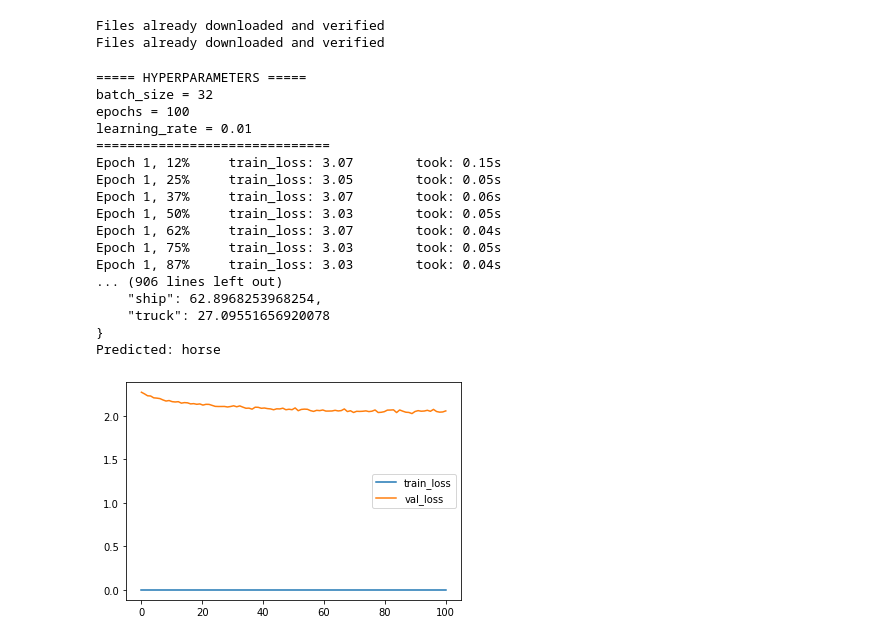
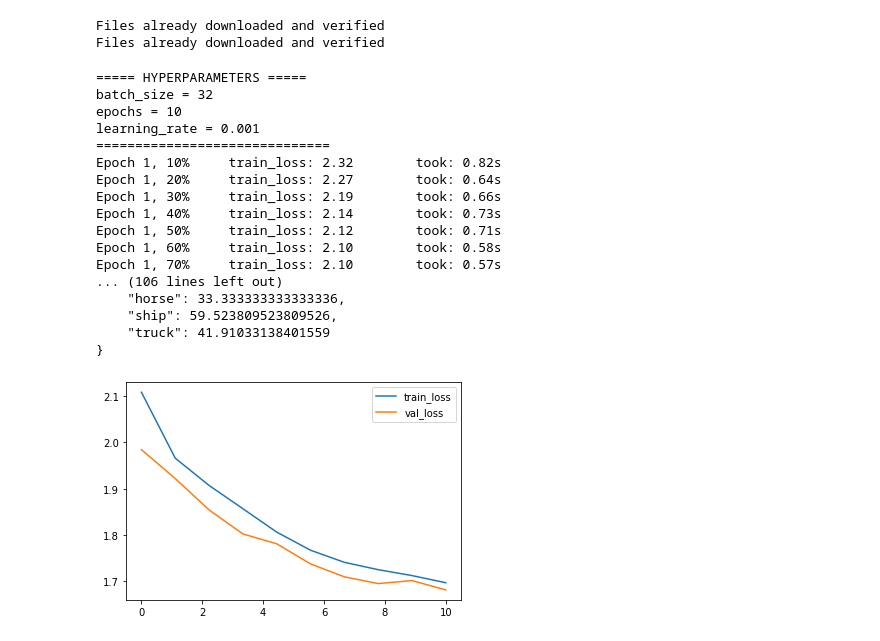
Before and after one commit to mattbev/DDIG, a Jupyter notebook: ExpPool.ipynb, the cells around one changed output. Saved outputs shown, nothing was run; the diff lists cells and outputs as text; code cells hidden in the pictures.

```diff
--- a/ExpPool.ipynb
+++ b/ExpPool.ipynb
@@ -48,7 +74,7 @@ def imshow(img):
 from torch.utils.data.sampler import SubsetRandomSampler
 
 #Training
-n_training_samples = 1000 #20000
+n_training_samples = 20000
 train_sampler = SubsetRandomSampler(np.arange(n_training_samples, dtype=np.int64))
 def get_train_loader(batch_size):
         train_loader = torch.utils.data.DataLoader(train_set, batch_size=batch_size, sampler=train_sampler, num_workers=2)
@@ -140,14 +221,15 @@ class SimpleCNN(torch.nn.Module):
 # %%
 import torch.optim as optim
 
-def loss_and_optimizer(net, learning_rate=0.001):
+def loss_optimizer_scheduler(net, learning_rate=0.001):
     """
     Initializes the loss optimizer functions
     """
     loss = torch.nn.CrossEntropyLoss()
     optimizer = optim.Adam(net.parameters(), lr=learning_rate)
+    scheduler = optim.lr_scheduler.ReduceLROnPlateau(optimizer, patience=0, verbose=True)
 
-    return loss, optimizer
+    return loss, optimizer, scheduler
 # %%
 import time
 import matplotlib.pyplot as plt
@@ -169,7 +251,7 @@ def trainNet(net, batch_size, n_epochs, learning_rate):
     n_batches = len(train_loader)
 
     #Initialize loss and optimizer functions
-    loss, optimizer = loss_and_optimizer(net, learning_rate)
+    loss, optimizer, scheduler = loss_optimizer_scheduler(net, learning_rate)
 
 
     training_start_time = time.time()
@@ -177,7 +259,7 @@ def trainNet(net, batch_size, n_epochs, learning_rate):
 
         running_loss = 0.0
         print_every = n_batches // 10
-        print_every = 1 if print_every == 0 else print_every
+#         print_every = 1 if print_every == 0 else print_every
         start_time = time.time()
         total_train_loss = 0
 
@@ -191,7 +273,7 @@ def trainNet(net, batch_size, n_epochs, learning_rate):
 #                 target = inputs[0]
 #                 imshow(target)
 #                 print(classes[labels[0]])
-#             inputs, labels = Variable(inputs), Variable(labels)
+            inputs, labels = Variable(inputs), Variable(labels)
 
             #Set parameter gradients to zero
             optimizer.zero_grad()
@@ -211,6 +293,7 @@ def trainNet(net, batch_size, n_epochs, learning_rate):
             #Update statistics
             running_loss += loss_size.data.item()
             total_train_loss += loss_size.data.item()
+
 
             #Print statistics every 10th batch of epoch
             if (i+1) % (print_every+1) == 0:
@@ -241,19 +324,17 @@ def trainNet(net, batch_size, n_epochs, learning_rate):
         print("Validation loss = {:.2f}".format(total_val_loss / len(val_loader)))
 
         validation_losses.append(total_val_loss / len(val_loader))
-        training_losses.append(running_loss / print_every)
+        training_losses.append(total_train_loss / len(train_loader))
+        scheduler.step(total_val_loss / len(val_loader))
 
 
 
     print("=" * 30)
     print("Training finished, took {:.2f}s".format(time.time() - training_start_time))
 
-    fig = plt.figure()
-    ax = plt.axes()
-    x = np.linspace(0, n_epochs, n_epochs)
-    plt.plot(x, training_losses)
-    plt.plot(x, validation_losses)
-    ax.legend(["train_loss", "val_loss"])
+    plot_loss(n_epochs=n_epochs,
+              training_losses=training_losses,
+              validation_losses=validation_losses)
 # %%
 def accuracy(model):
 
@@ -295,41 +376,41 @@ def accuracy(model):
 # %%
 import json
 
 CNN = SimpleCNN()
-trainNet(CNN, batch_size=32, n_epochs=100, learning_rate=.01)
+trainNet(CNN, batch_size=32, n_epochs=10, learning_rate=.001)
 overall_acc, class_acc = accuracy(CNN)
-print("Final Accuracies: \n overall: {overall_acc:.3f} \n class: {class_acc}".format(
+print("Final Accuracy: \n overall: {overall_acc:.3f} \n class: {class_acc}".format(
     overall_acc=overall_acc,
     class_acc=json.dumps(class_acc, indent=4)))
 
-outputs = CNN(img)
+# outputs = CNN(img)
 # x = classes
 # y = np.ndarray.flatten(torch.nn.functional.softmax(outputs, dim=1).data.numpy())
 # fig = plt.figure()
 # ax = plt.axes()
 # plt.bar(x, y)
 
-_, predicted = torch.max(outputs, 1)
-print("Predicted:", classes[predicted[0]])
+# _, predicted = torch.max(outputs, 1)
+# print("Predicted:", classes[predicted[0]])
 # %% [output]
 ===== HYPERPARAMETERS =====
 batch_size = 32
-epochs = 100
-learning_rate = 0.01
+epochs = 10
+learning_rate = 0.001
 ==============================
-Epoch 1, 12%     train_loss: 3.07        took: 0.15s
-Epoch 1, 25%     train_loss: 3.05        took: 0.05s
-Epoch 1, 37%     train_loss: 3.07        took: 0.06s
-Epoch 1, 50%     train_loss: 3.03        took: 0.05s
-Epoch 1, 62%     train_loss: 3.07        took: 0.04s
-Epoch 1, 75%     train_loss: 3.03        took: 0.05s
-Epoch 1, 87%     train_loss: 3.03        took: 0.04s
-... (906 lines left out)
-    "ship": 62.8968253968254,
-    "truck": 27.09551656920078
+Epoch 1, 10%     train_loss: 2.32        took: 0.82s
+Epoch 1, 20%     train_loss: 2.27        took: 0.64s
+Epoch 1, 30%     train_loss: 2.19        took: 0.66s
+Epoch 1, 40%     train_loss: 2.14        took: 0.73s
+Epoch 1, 50%     train_loss: 2.12        took: 0.71s
+Epoch 1, 60%     train_loss: 2.10        took: 0.58s
+Epoch 1, 70%     train_loss: 2.10        took: 0.57s
+... (106 lines left out)
+    "horse": 33.333333333333336,
+    "ship": 59.523809523809526,
+    "truck": 41.91033138401559
 }
-Predicted: horse
-[figure, old version]
+[figure, new version]
 # %%
 #Show images
 
```
Also changed, not shown: parts of 8 cells of this notebook.
